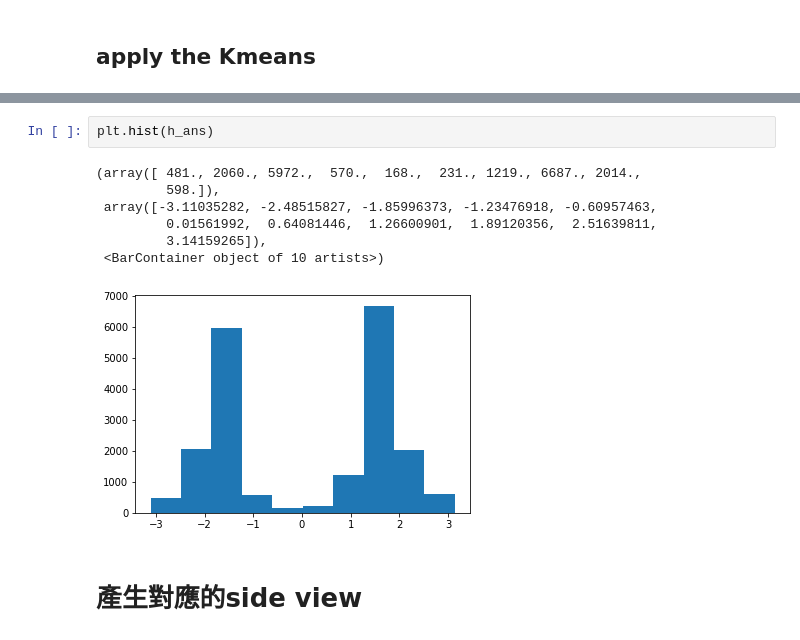
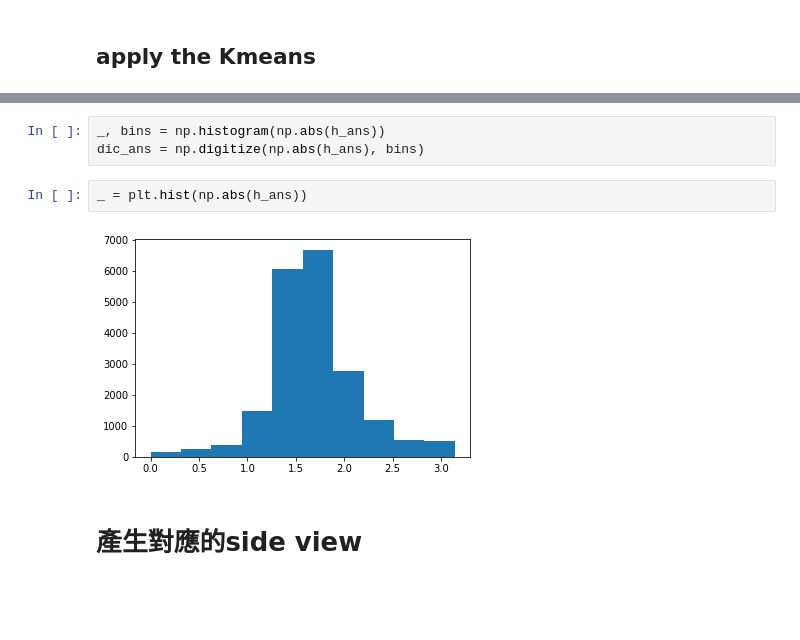
Before and after one commit to isis0517/ZippedFish, a Jupyter notebook: SIDEVIEW.ipynb, the cells around one changed output, grey strips where cells are left out. Saved outputs shown, nothing was run; the diff lists cells and outputs as text; blank space fills up the shorter version.

```diff
--- a/SIDEVIEW.ipynb
+++ b/SIDEVIEW.ipynb
@@ -332,13 +332,10 @@ for s, img in enumerate(cen_imgs[ords]):
+# %%
+_, bins = np.histogram(np.abs(h_ans))
+dic_ans = np.digitize(np.abs(h_ans), bins)
 # %%
-plt.hist(h_ans)
+_ = plt.hist(np.abs(h_ans))
 # %% [output]
-(array([ 481., 2060., 5972.,  570.,  168.,  231., 1219., 6687., 2014.,
-         598.]),
- array([-3.11035282, -2.48515827, -1.85996373, -1.23476918, -0.60957463,
-         0.01561992,  0.64081446,  1.26600901,  1.89120356,  2.51639811,
-         3.14159265]),
- <BarContainer object of 10 artists>)
-[figure, old version]
+[figure, new version]
 # %% [markdown]
 # 產生對應的side view
 # %%
```
Also changed, not shown: parts of 23 cells of this notebook.
